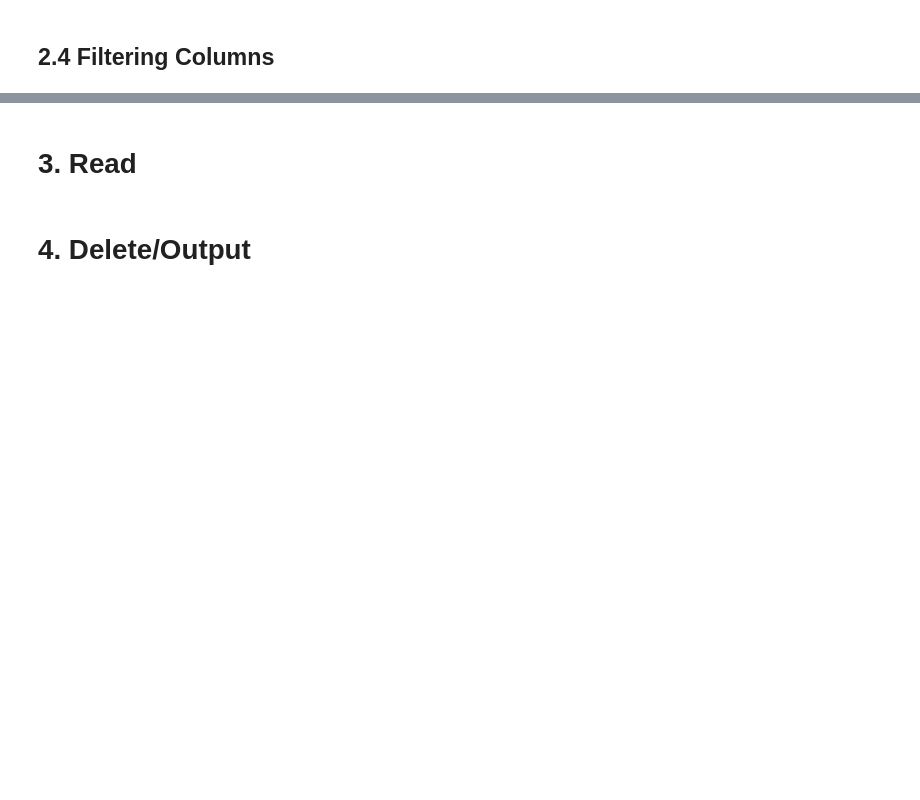
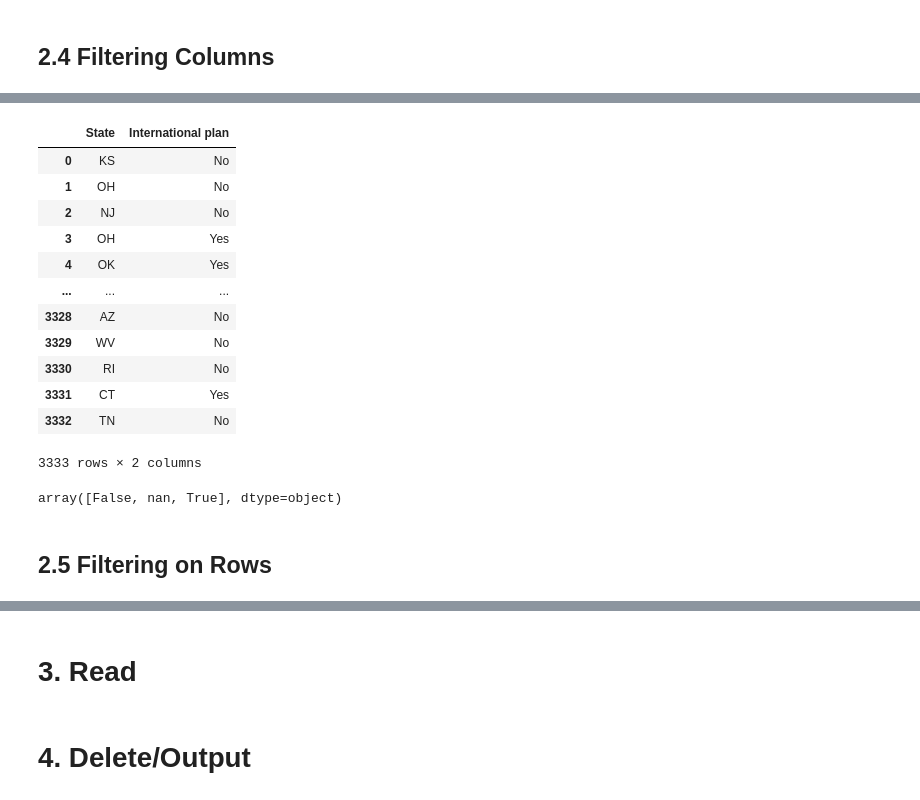
Before and after one commit to Marc-Kruiss/Jupyter_Notebook-Course, a Jupyter notebook: Pandas/Pandas Crash Course.ipynb, the cells around one changed output, grey strips where cells are left out. Drawn from its saved outputs; the diff is of its cells as text; code cells hidden in the pictures; blank space fills up the shorter version.

Commit message:
filtering on rows

```diff
--- a/Pandas/Pandas Crash Course.ipynb
+++ b/Pandas/Pandas Crash Course.ipynb
@@ -84,0 +133,22 @@ df.descrip
+# %%
+df[['State', 'International plan']]
+# %% [output]
+|  | State | International plan |
+| 0 | KS | No |
+| 1 | OH | No |
+| 2 | NJ | No |
+| 3 | OH | Yes |
+| 4 | OK | Yes |
+| ... | ... | ... |
+| 3328 | AZ | No |
+| 3329 | WV | No |
+| 3330 | RI | No |
+| 3331 | CT | Yes |
+| 3332 | TN | No |
+3333 rows × 2 columns
+# %%
+df.Churn.unique()
+# %% [output]
+array([False, nan, True], dtype=object)
+# %% [markdown]
+## 2.5 Filtering on Rows
```
Also changed, not shown: parts of 8 cells of this notebook.
